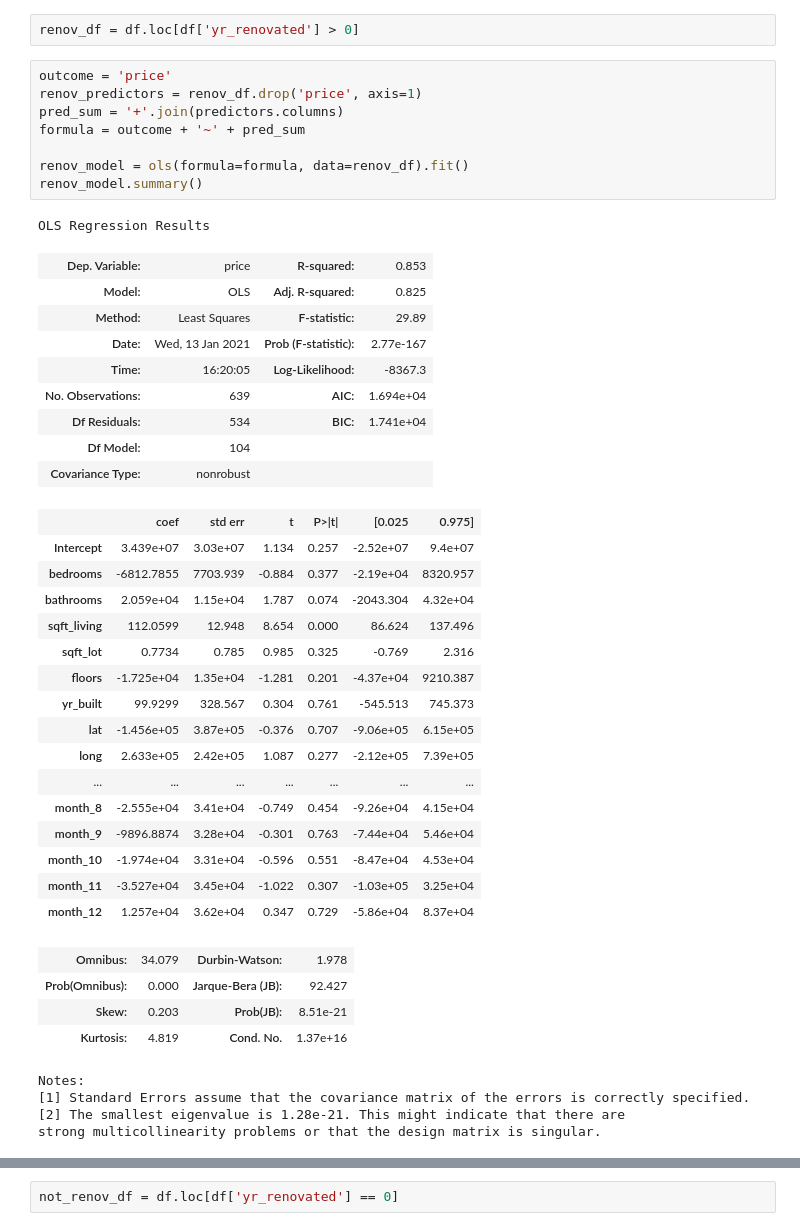
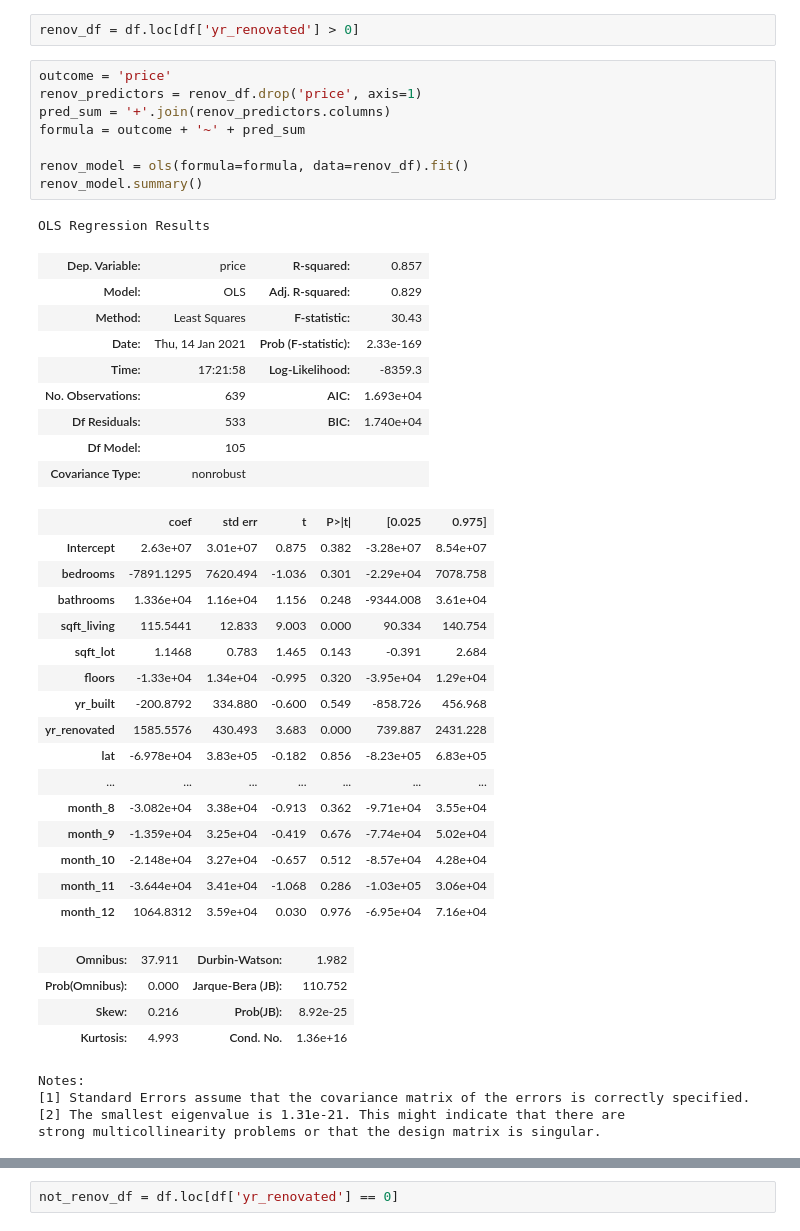
Before and after one commit to hoganbyun/dsc-phase-2-project, a Jupyter notebook: student.ipynb, the cells around one changed output, grey strips where cells are left out. Drawn from its saved outputs; the diff is of its cells as text.

```diff
--- a/student.ipynb
+++ b/student.ipynb
@@ -947,43 +983,43 @@ renov_df = df.loc[df['yr_renovated'] > 0]
 # %%
 outcome = 'price'
 renov_predictors = renov_df.drop('price', axis=1)
-pred_sum = '+'.join(predictors.columns)
+pred_sum = '+'.join(renov_predictors.columns)
 formula = outcome + '~' + pred_sum
 
 renov_model = ols(formula=formula, data=renov_df).fit()
 renov_model.summary()
 # %% [output]
 OLS Regression Results
-| Dep. Variable: | price | R-squared: | 0.853 |
-| Model: | OLS | Adj. R-squared: | 0.825 |
-| Method: | Least Squares | F-statistic: | 29.89 |
-| Date: | Wed, 13 Jan 2021 | Prob (F-statistic): | 2.77e-167 |
-| Time: | 16:20:05 | Log-Likelihood: | -8367.3 |
-| No. Observations: | 639 | AIC: | 1.694e+04 |
-| Df Residuals: | 534 | BIC: | 1.741e+04 |
-| Df Model: | 104 |  |  |
+| Dep. Variable: | price | R-squared: | 0.857 |
+| Model: | OLS | Adj. R-squared: | 0.829 |
+| Method: | Least Squares | F-statistic: | 30.43 |
+| Date: | Thu, 14 Jan 2021 | Prob (F-statistic): | 2.33e-169 |
+| Time: | 17:21:58 | Log-Likelihood: | -8359.3 |
+| No. Observations: | 639 | AIC: | 1.693e+04 |
+| Df Residuals: | 533 | BIC: | 1.740e+04 |
+| Df Model: | 105 |  |  |
 | Covariance Type: | nonrobust |  |  |
 |  | coef | std err | t | P>|t| | [0.025 | 0.975] |
-| Intercept | 3.439e+07 | 3.03e+07 | 1.134 | 0.257 | -2.52e+07 | 9.4e+07 |
-| bedrooms | -6812.7855 | 7703.939 | -0.884 | 0.377 | -2.19e+04 | 8320.957 |
-| bathrooms | 2.059e+04 | 1.15e+04 | 1.787 | 0.074 | -2043.304 | 4.32e+04 |
-| sqft_living | 112.0599 | 12.948 | 8.654 | 0.000 | 86.624 | 137.496 |
-| sqft_lot | 0.7734 | 0.785 | 0.985 | 0.325 | -0.769 | 2.316 |
-| floors | -1.725e+04 | 1.35e+04 | -1.281 | 0.201 | -4.37e+04 | 9210.387 |
-| yr_built | 99.9299 | 328.567 | 0.304 | 0.761 | -545.513 | 745.373 |
-| lat | -1.456e+05 | 3.87e+05 | -0.376 | 0.707 | -9.06e+05 | 6.15e+05 |
-| long | 2.633e+05 | 2.42e+05 | 1.087 | 0.277 | -2.12e+05 | 7.39e+05 |
+| Intercept | 2.63e+07 | 3.01e+07 | 0.875 | 0.382 | -3.28e+07 | 8.54e+07 |
+| bedrooms | -7891.1295 | 7620.494 | -1.036 | 0.301 | -2.29e+04 | 7078.758 |
+| bathrooms | 1.336e+04 | 1.16e+04 | 1.156 | 0.248 | -9344.008 | 3.61e+04 |
+| sqft_living | 115.5441 | 12.833 | 9.003 | 0.000 | 90.334 | 140.754 |
+| sqft_lot | 1.1468 | 0.783 | 1.465 | 0.143 | -0.391 | 2.684 |
+| floors | -1.33e+04 | 1.34e+04 | -0.995 | 0.320 | -3.95e+04 | 1.29e+04 |
+| yr_built | -200.8792 | 334.880 | -0.600 | 0.549 | -858.726 | 456.968 |
+| yr_renovated | 1585.5576 | 430.493 | 3.683 | 0.000 | 739.887 | 2431.228 |
+| lat | -6.978e+04 | 3.83e+05 | -0.182 | 0.856 | -8.23e+05 | 6.83e+05 |
 | ... | ... | ... | ... | ... | ... | ... |
-| month_8 | -2.555e+04 | 3.41e+04 | -0.749 | 0.454 | -9.26e+04 | 4.15e+04 |
-| month_9 | -9896.8874 | 3.28e+04 | -0.301 | 0.763 | -7.44e+04 | 5.46e+04 |
-| month_10 | -1.974e+04 | 3.31e+04 | -0.596 | 0.551 | -8.47e+04 | 4.53e+04 |
-| month_11 | -3.527e+04 | 3.45e+04 | -1.022 | 0.307 | -1.03e+05 | 3.25e+04 |
-| month_12 | 1.257e+04 | 3.62e+04 | 0.347 | 0.729 | -5.86e+04 | 8.37e+04 |
+| month_8 | -3.082e+04 | 3.38e+04 | -0.913 | 0.362 | -9.71e+04 | 3.55e+04 |
+| month_9 | -1.359e+04 | 3.25e+04 | -0.419 | 0.676 | -7.74e+04 | 5.02e+04 |
+| month_10 | -2.148e+04 | 3.27e+04 | -0.657 | 0.512 | -8.57e+04 | 4.28e+04 |
+| month_11 | -3.644e+04 | 3.41e+04 | -1.068 | 0.286 | -1.03e+05 | 3.06e+04 |
+| month_12 | 1064.8312 | 3.59e+04 | 0.030 | 0.976 | -6.95e+04 | 7.16e+04 |
-| Omnibus: | 34.079 | Durbin-Watson: | 1.978 |
-| Prob(Omnibus): | 0.000 | Jarque-Bera (JB): | 92.427 |
-| Skew: | 0.203 | Prob(JB): | 8.51e-21 |
-| Kurtosis: | 4.819 | Cond. No. | 1.37e+16 |
+| Omnibus: | 37.911 | Durbin-Watson: | 1.982 |
+| Prob(Omnibus): | 0.000 | Jarque-Bera (JB): | 110.752 |
+| Skew: | 0.216 | Prob(JB): | 8.92e-25 |
+| Kurtosis: | 4.993 | Cond. No. | 1.36e+16 |
 Notes:
 [1] Standard Errors assume that the covariance matrix of the errors is correctly specified.
-[2] The smallest eigenvalue is 1.28e-21. This might indicate that there are
+[2] The smallest eigenvalue is 1.31e-21. This might indicate that there are
 strong multicollinearity problems or that the design matrix is singular.
```
Also changed, not shown: parts of 51 cells of this notebook.
